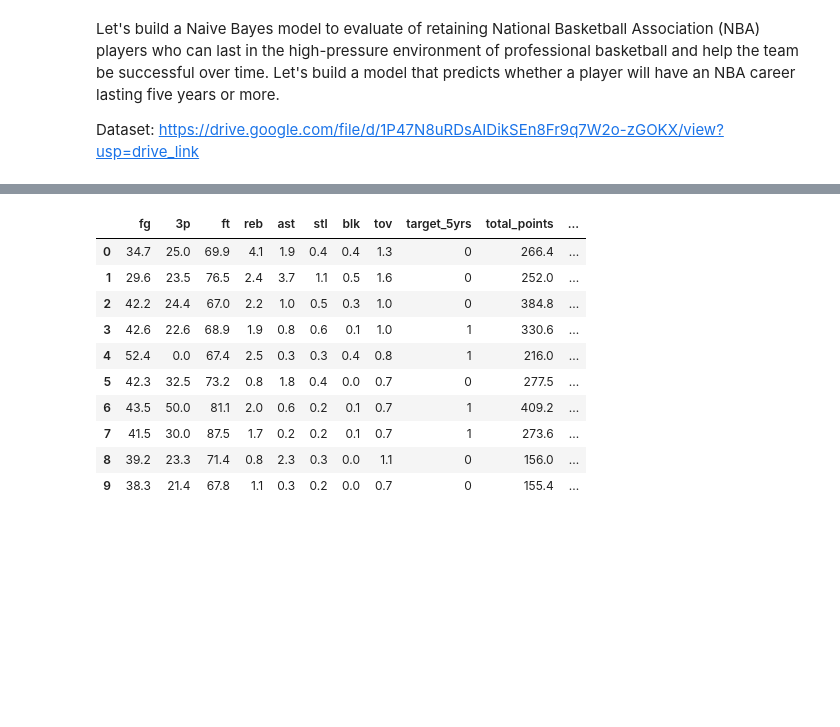
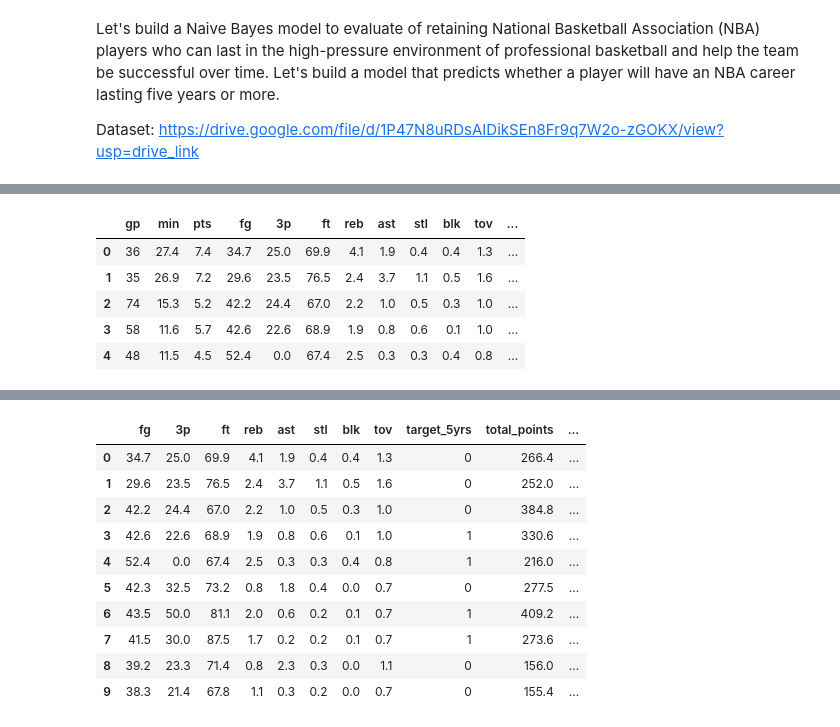
Before and after one commit to matusoff/ML_models, a Jupyter notebook: NaiveBayesModel_NBA.ipynb, the cells around one changed output, grey strips where cells are left out. Saved outputs shown, nothing was run; the diff lists cells and outputs as text; code cells hidden in the pictures; blank space fills up the shorter version.

```diff
--- a/NaiveBayesModel_NBA.ipynb
+++ b/NaiveBayesModel_NBA.ipynb
@@ -16,0 +124,20 @@ from sklearn.metrics import confusion_matrix, ConfusionMatrixDisplay
+# %%
+# Extract two features that would help predict target_5yrs.
+# Create a new variable named `extracted_data`.
+
+extracted_data = selected_data.copy()
+extracted_data[['gp', 'min', 'pts']]
+
+#Create new column with new feature
+extracted_data['points_all_games'] = extracted_data['gp'] * extracted_data['pts']
+
+#Create new column s with another new feature
+extracted_data['efficiency'] = extracted_data['points_all_games'] / extracted_data['min'] * extracted_data['gp']
+extracted_data.head()
+# %% [output]
+|  | gp | min | pts | fg | 3p | ft | reb | ast | stl | blk | tov | ... |
+| 0 | 36 | 27.4 | 7.4 | 34.7 | 25.0 | 69.9 | 4.1 | 1.9 | 0.4 | 0.4 | 1.3 | ... |
+| 1 | 35 | 26.9 | 7.2 | 29.6 | 23.5 | 76.5 | 2.4 | 3.7 | 1.1 | 0.5 | 1.6 | ... |
+| 2 | 74 | 15.3 | 5.2 | 42.2 | 24.4 | 67.0 | 2.2 | 1.0 | 0.5 | 0.3 | 1.0 | ... |
+| 3 | 58 | 11.6 | 5.7 | 42.6 | 22.6 | 68.9 | 1.9 | 0.8 | 0.6 | 0.1 | 1.0 | ... |
+| 4 | 48 | 11.5 | 4.5 | 52.4 | 0.0 | 67.4 | 2.5 | 0.3 | 0.3 | 0.4 | 0.8 | ... |
```
Also changed, not shown: parts of 13 cells of this notebook.
